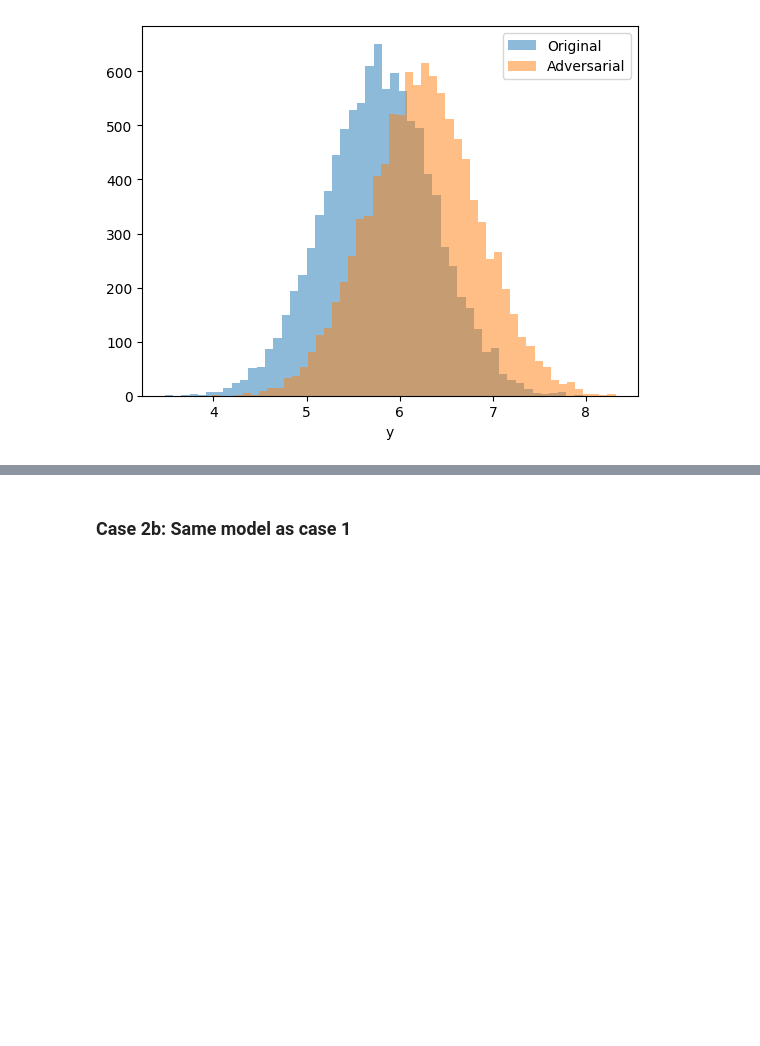
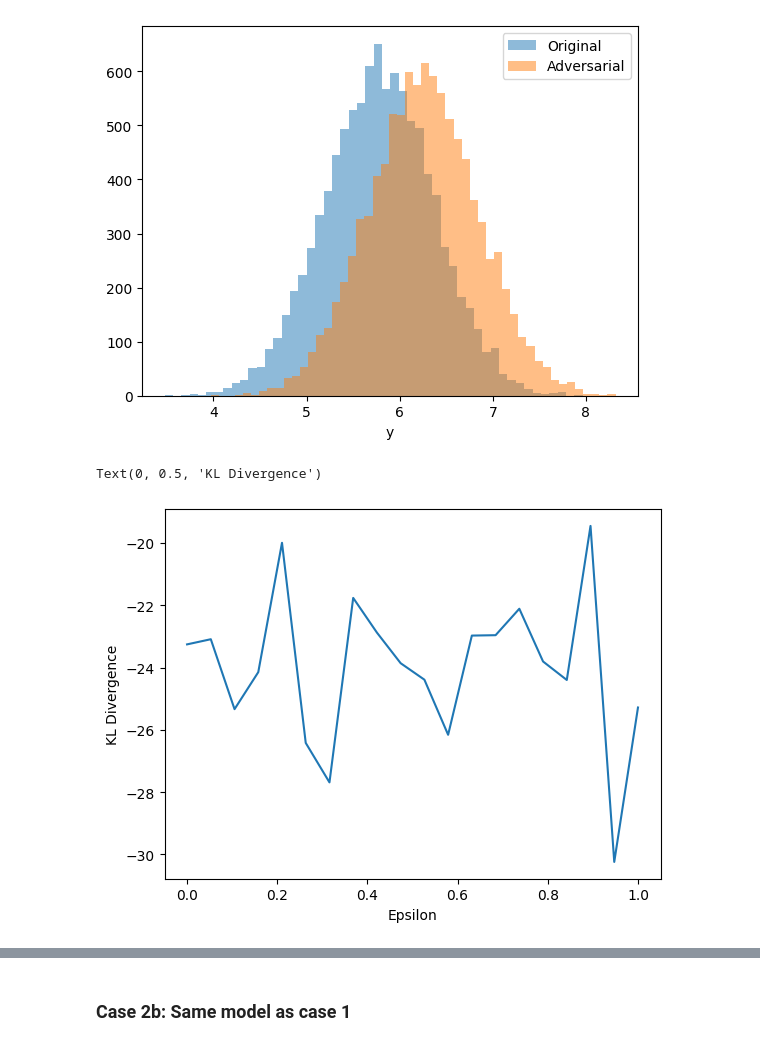
Before and after one commit to pablogarciarce/AdvReg, a Jupyter notebook: notebooks/test_distr_attack.ipynb, the cells around one changed output, grey strips where cells are left out. Cells and saved outputs as stored; diff of their text form; code cells hidden in the pictures; blank space fills up the shorter version.

```diff
--- a/notebooks/test_distr_attack.ipynb
+++ b/notebooks/test_distr_attack.ipynb
@@ -128,8 +163,8 @@ def pi(y, x, gamma):
 # pi(y | x', gamma) is Normal(x' @ beta, sigma2) with beta = gamma[0] and sigma2 = gamma[1]
 def grad_pi(y, x, gamma):
     distr = torch.distributions.normal.Normal(x @ gamma[0], gamma[1])
-    prob = distr.log_prob(y).exp().transpose(0, 1)
-    grad = - (x @ gamma[0] - y) / gamma[1] @ prob * gamma[0]
+    prob = distr.log_prob(y).exp()
+    grad = - (x @ gamma[0] - y) / gamma[1] * prob * gamma[0]
     return grad
 # %%
 # g_{x', M}(y)
@@ -233,3 +267,35 @@ plt.xlabel('y')
 # %% [output]
 Text(0.5, 0, 'y')
 [figure]
+# %%
+# Attack example
+x = X_test[17,:].copy()
+x = torch.tensor(x, dtype=torch.float32)
+x_adv_distr, x_adv_values = mlmc_attack(model, x, epsilon=.5, R=300)
+plt.hist(model.sample_predictive_distribution(
+    x,
+    num_samples=10000).numpy(), bins=50, alpha=0.5, label='Original')
+plt.hist(model.sample_predictive_distribution(
+    torch.tensor(x_adv_distr, dtype=torch.float32),
+    num_samples=10000).numpy(), bins=50, alpha=0.5, label='Adversarial')
+plt.legend()
+plt.xlabel('y')
+# %%
+# TODO: esto esta bien? pocas muestras?
+# # plot KL divergence as a function of the strength of the attack
+epsilons = np.linspace(0, 1, 20)
+kl_values = []
+for epsilon in epsilons:
+    x_adv_distr, _ = mlmc_attack(model, x, epsilon=epsilon, R=100)
+    val = torch.nn.KLDivLoss()(
+        model.sample_predictive_distribution(x, num_samples=10000),
+        model.sample_predictive_distribution(torch.tensor(x_adv_distr, dtype=torch.float32), num_samples=10000)
+        )
+    kl_values.append(val)
+
+plt.plot(epsilons, kl_values)
+plt.xlabel('Epsilon')
+plt.ylabel('KL Divergence')
+# %% [output]
+Text(0, 0.5, 'KL Divergence')
+[figure, added]
```
Also changed, not shown: parts of 10 cells of this notebook, 2 other files.
